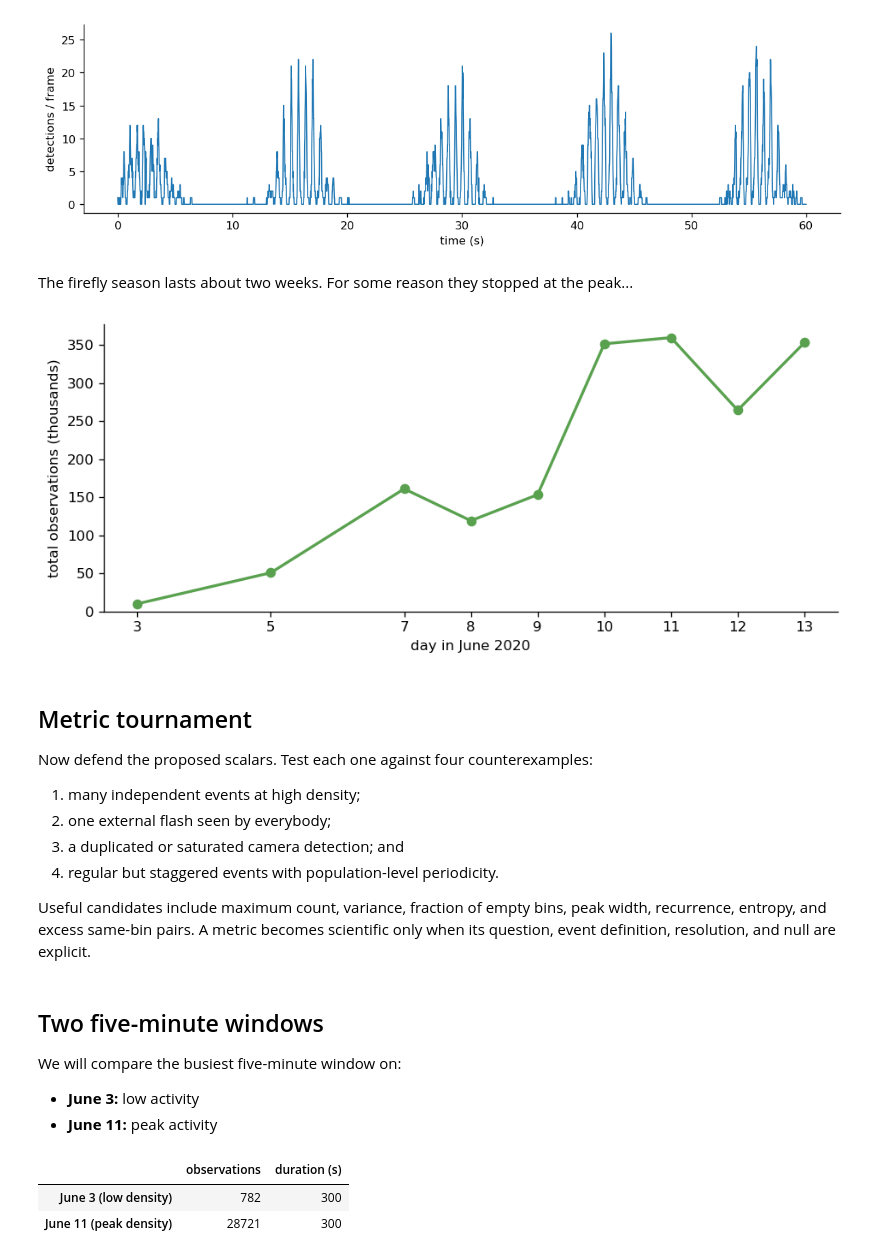
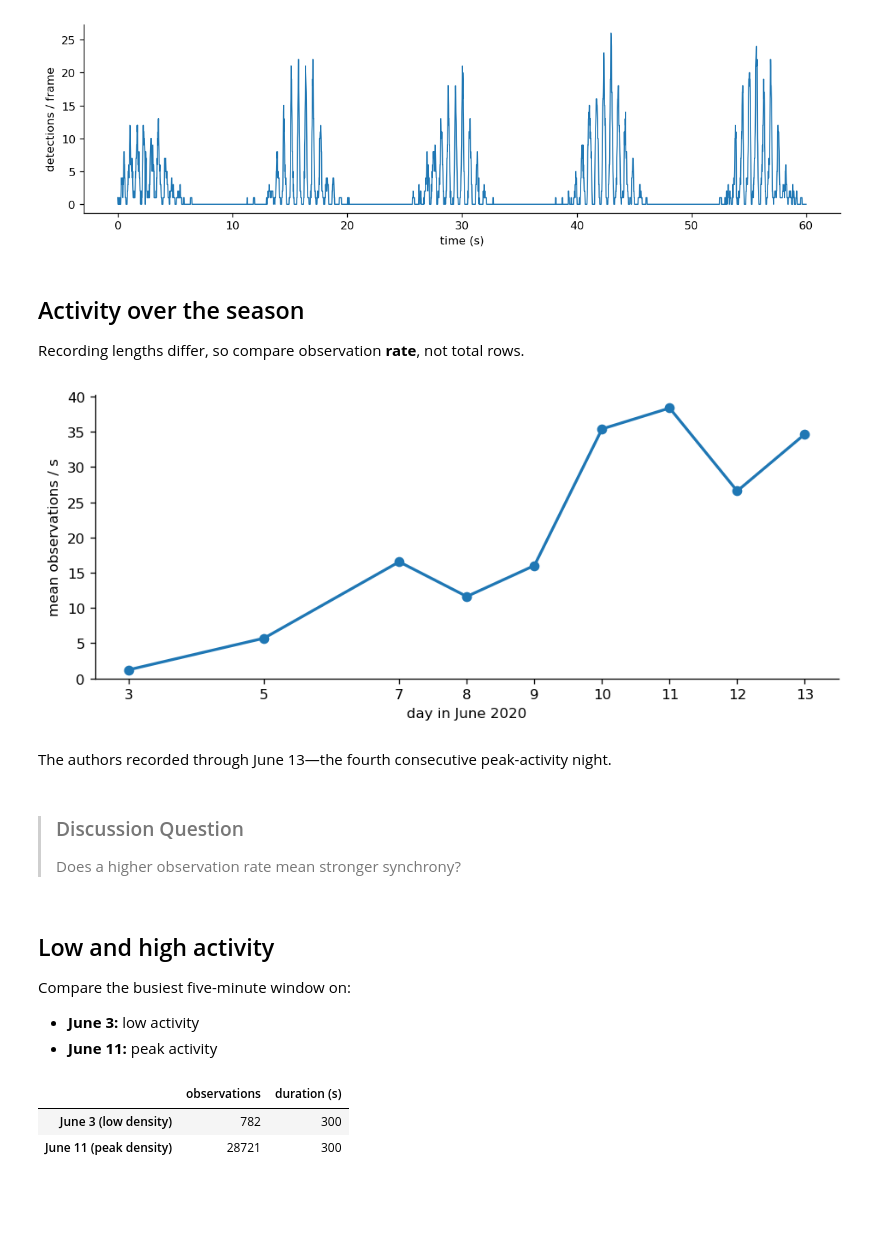
Before and after one commit to shaevitz/567-Crowd-Control, a Jupyter notebook: lectures/lecture-02-firefly-synchronization.ipynb, the cells around one changed output. Saved outputs shown, nothing was run; the diff lists cells and outputs as text; code cells hidden in the pictures; blank space fills up the shorter version.

Commit message:
Tell the firefly synchronization paper story

```diff
--- a/lectures/lecture-02-firefly-synchronization.ipynb
+++ b/lectures/lecture-02-firefly-synchronization.ipynb
@@ -219,44 +219,40 @@ plt.show()
 # %% [output]
 [figure]
 # %% [markdown]
-The firefly season lasts about two weeks. For some reason they stopped at the peak...
+## Activity over the season
+
+Recording lengths differ, so compare observation **rate**, not total rows.
 # %%
-daily_totals = pd.read_csv(DATA / "daily-observation-counts.csv")
+daily_activity = pd.read_csv(DATA / "daily-observation-counts.csv")
 
 fig, ax = plt.subplots(figsize=(8, 3.5))
 ax.plot(
-    daily_totals["day"],
-    daily_totals["total_observations"] / 1000,
+    daily_activity["day"],
+    daily_activity["observations_per_second"],
     "o-",
     lw=2,
     ms=6,
-    color="#59A14F",
 )
 ax.set(
     xlabel="day in June 2020",
-    ylabel="total observations (thousands)",
-    xticks=daily_totals["day"],
+    ylabel="mean observations / s",
+    xticks=daily_activity["day"],
 )
 ax.set_ylim(bottom=0)
 fig.tight_layout()
 plt.show()
 # %% [output]
-[figure, old version]
+[figure, new version]
+# %% [markdown]
+The authors recorded through June 13—the fourth consecutive peak-activity night.
 # %% [markdown]
-## Metric tournament
-
-Now defend the proposed scalars. Test each one against four counterexamples:
-
-1. many independent events at high density;
-2. one external flash seen by everybody;
-3. a duplicated or saturated camera detection; and
-4. regular but staggered events with population-level periodicity.
-
-Useful candidates include maximum count, variance, fraction of empty bins, peak width, recurrence, entropy, and excess same-bin pairs. A metric becomes scientific only when its question, event definition, resolution, and null are explicit.
+> ### Discussion Question
+>
+> Does a higher observation rate mean stronger synchrony?
 # %% [markdown]
-## Two five-minute windows
+## Low and high activity
 
-We will compare the busiest five-minute window on:
+Compare the busiest five-minute window on:
 
 - **June 3:** low activity
 - **June 11:** peak activity
```
Also changed, not shown: parts of 25 cells of this notebook, 5 other files.
